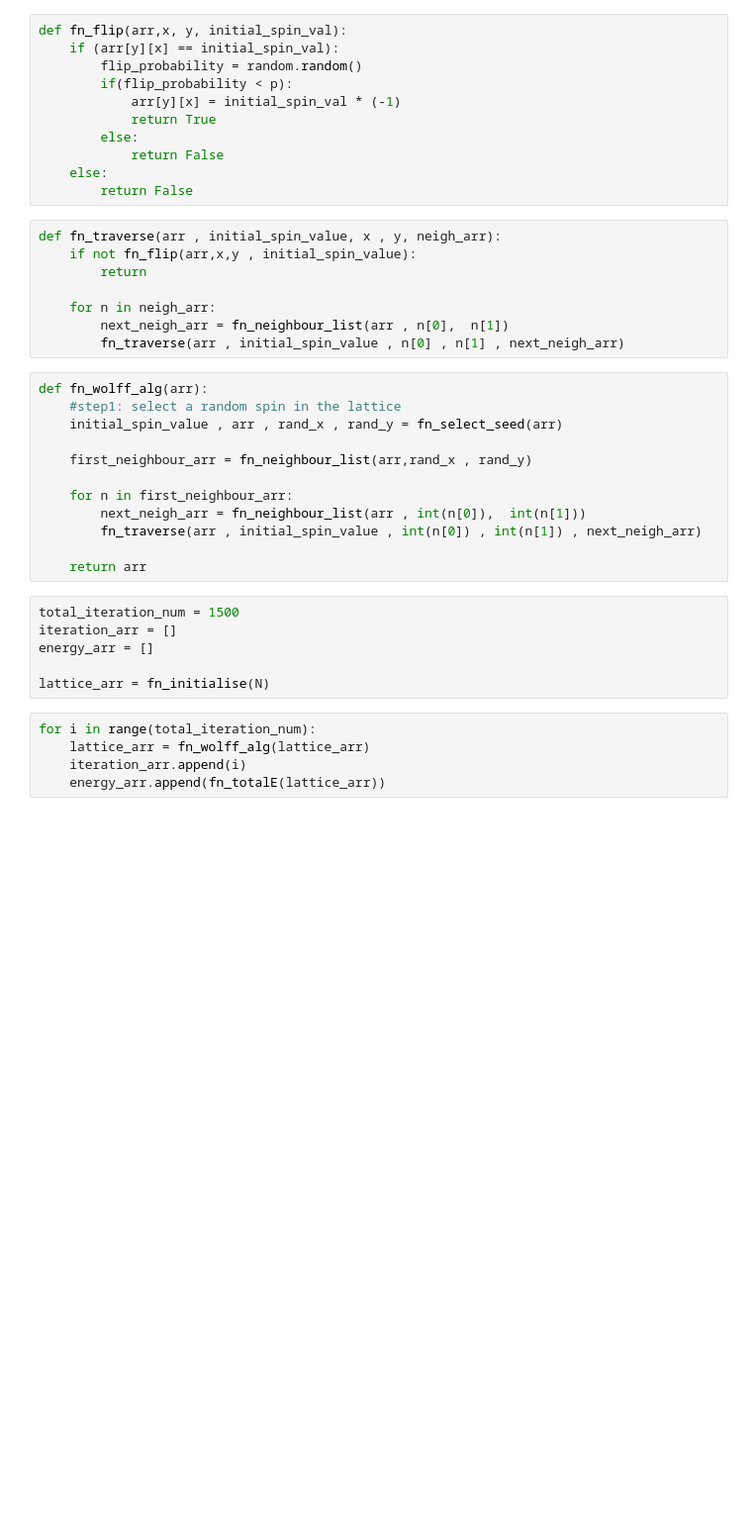
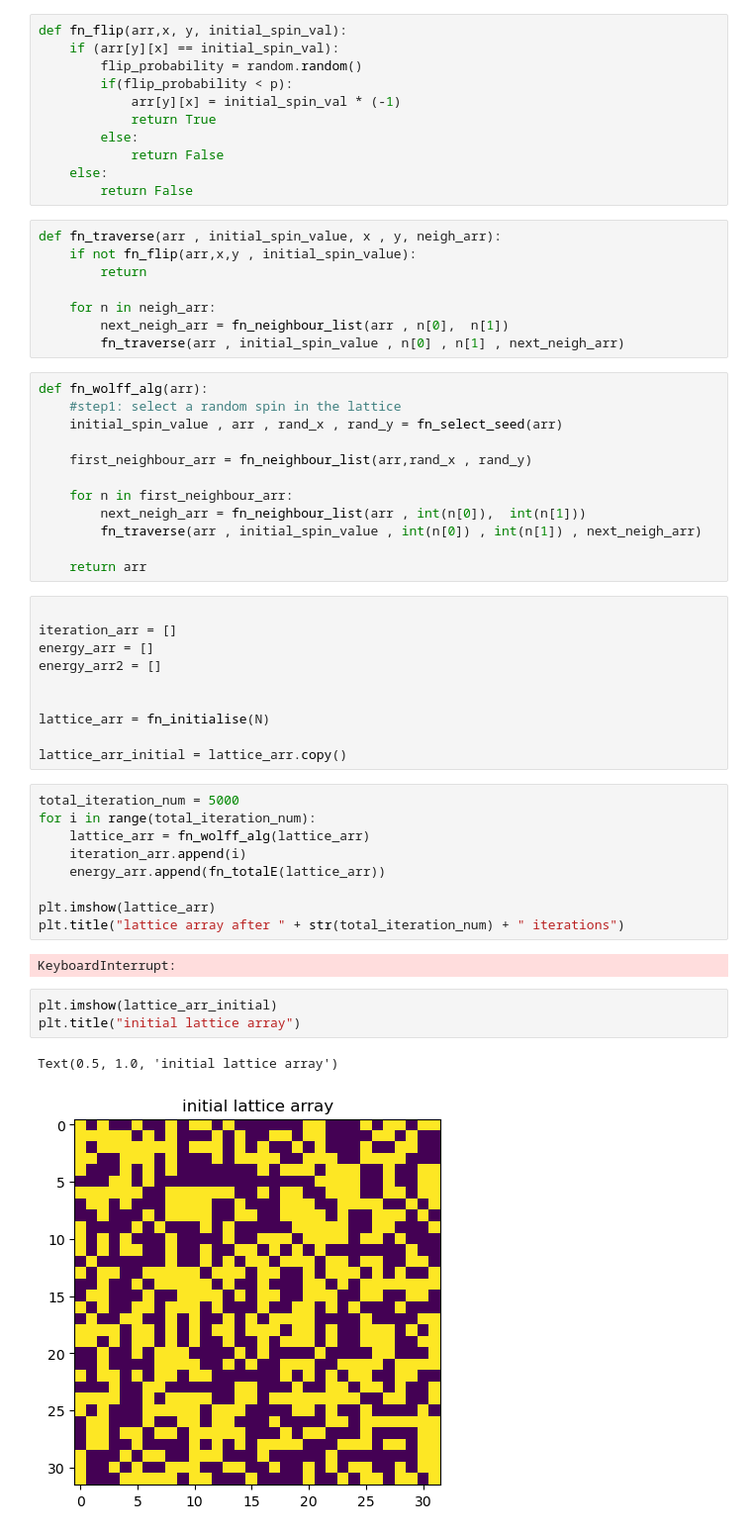
Before and after one commit to bleubreeymeow/4061_lab1, a Jupyter notebook: ising/2D_isingpy.ipynb, the cells around one changed output. Shown: that part at 99% size. Cells and saved outputs as stored; diff of their text form; blank space fills up the shorter version.

```diff
--- a/ising/2D_isingpy.ipynb
+++ b/ising/2D_isingpy.ipynb
@@ -78,16 +79,32 @@ def fn_wolff_alg(arr):
 
     return arr
 # %%
-total_iteration_num = 1500
+
 iteration_arr = []
 energy_arr = []
+energy_arr2 = []
+
 
 lattice_arr = fn_initialise(N)
+
+lattice_arr_initial = lattice_arr.copy()
 # %%
+total_iteration_num = 5000
 for i in range(total_iteration_num):
     lattice_arr = fn_wolff_alg(lattice_arr)
     iteration_arr.append(i)
     energy_arr.append(fn_totalE(lattice_arr))
+
+plt.imshow(lattice_arr)
+plt.title("lattice array after " + str(total_iteration_num) + " iterations")
+# %% [output]
+KeyboardInterrupt:
+# %%
+plt.imshow(lattice_arr_initial)
+plt.title("initial lattice array")
+# %% [output]
+Text(0.5, 1.0, 'initial lattice array')
+[figure, added]
 # %%
 plt.figure(figsize=(6, 4))
 plt.xlabel(r'Simulation steps')
```
Also changed, not shown: parts of 5 cells of this notebook, 23 other files.
